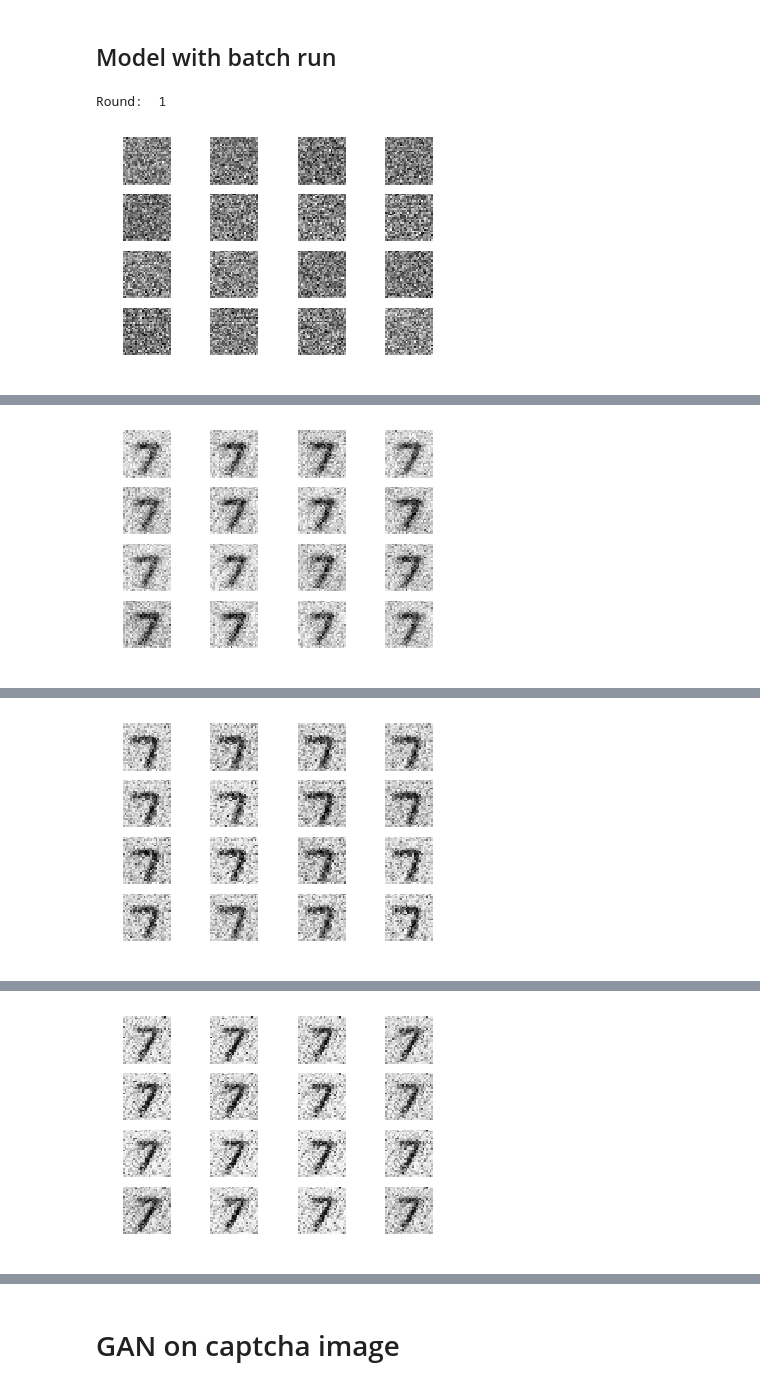
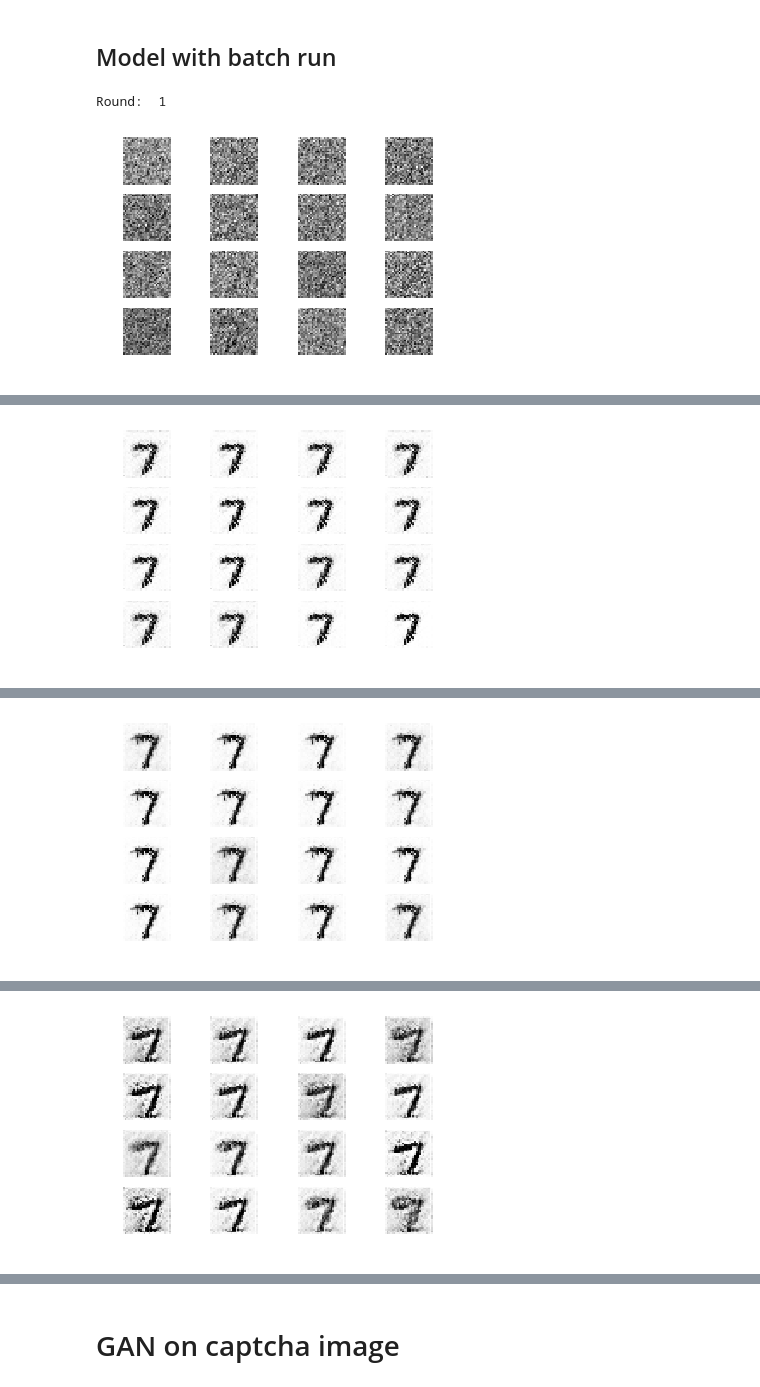
Before and after one commit to moesmatheus/Neural_network, a Jupyter notebook: notebook.ipynb, the cells around one changed output, grey strips where cells are left out. Cells and saved outputs as stored; diff of their text form; code cells hidden in the pictures.

Commit message:
update plot

```diff
--- a/notebook.ipynb
+++ b/notebook.ipynb
@@ -781,7 +835,8 @@ y_train = y_train[ind]
 
 x_train = (x_train.astype(np.float32) - 127.5)/127.5
 
-x_train = x_train.reshape(-1, np.prod(x_train.shape[1:]))
+#x_train = x_train.reshape(-1, np.prod(x_train.shape[1:]))
+x_train = x_train.reshape(-1,28,28,1)
 
 noise_func = lambda n: np.random.normal(0,1,[n,100])
 
@@ -795,9 +850,10 @@ gan.train_batch(
     verbose = 0,
     n_show = 100,
     show_reshape = (-1,28,28),
+    actual_reshape = (-1,28,28,1),
     cmap = 'gray_r',
     grid_show = (4,4),
 )
 # %% [output]
 Round:  1
-[figure, old version]
+[figure, new version]
@@ -806,2 +862,2 @@ Discriminator loss: 0.5944
 Round:  101
-[figure, old version]
+[figure, new version]
@@ -810,2 +866,2 @@ Discriminator loss: 0.5153
 Round:  201
-[figure, old version]
+[figure, new version]
@@ -814,2 +870,2 @@ Discriminator loss: 0.3514
 Round:  301
-[figure, old version]
+[figure, new version]
```
Also changed, not shown: parts of 2 cells of this notebook, 1 other file.
